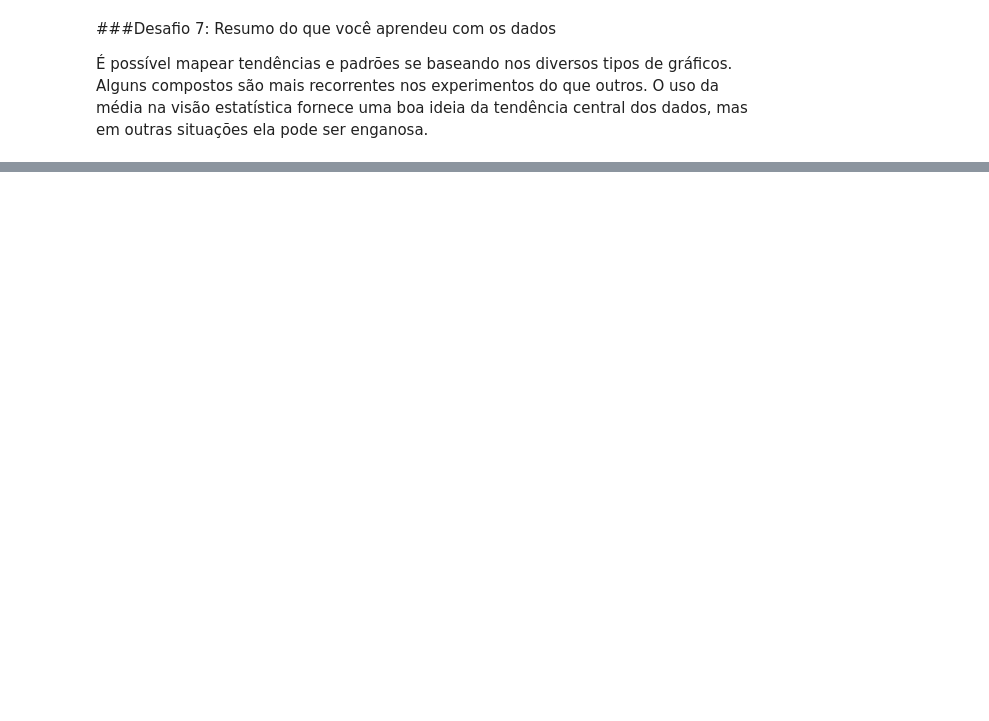
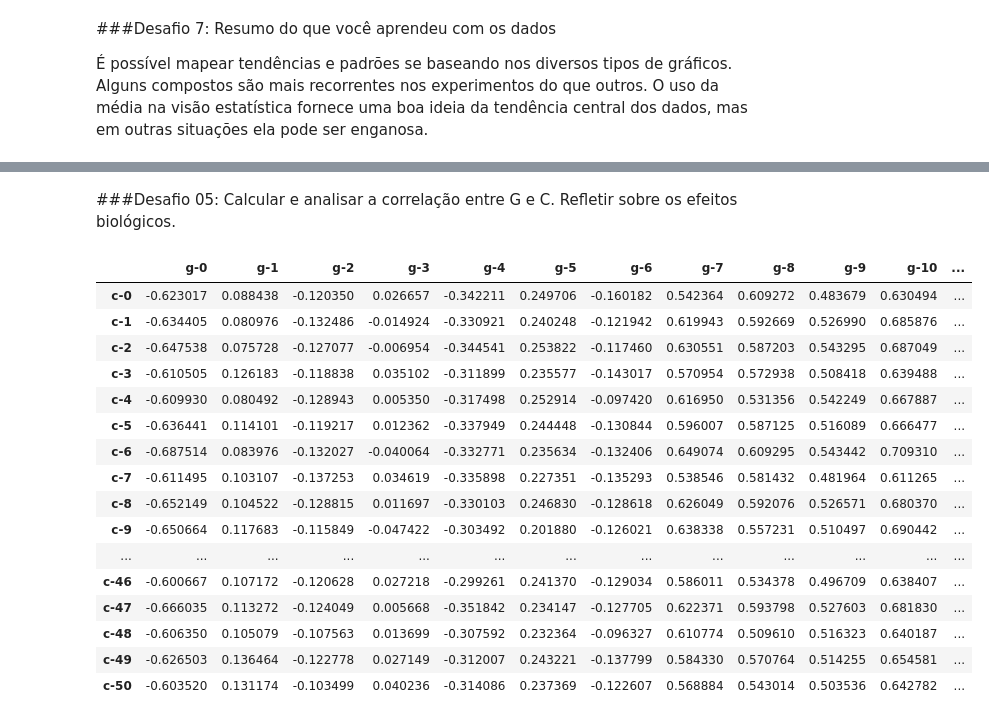
Before and after one commit to ccasado/imersao-dados, a Jupyter notebook: Imersão_Dados_Alura_Cristiano_Casado.ipynb, the cells around one changed output, grey strips where cells are left out. Saved outputs shown, nothing was run; the diff lists cells and outputs as text; code cells hidden in the pictures; blank space fills up the shorter version.

```diff
--- a/Imersão_Dados_Alura_Cristiano_Casado.ipynb
+++ b/Imersão_Dados_Alura_Cristiano_Casado.ipynb
@@ -381,0 +460,27 @@ plt.show()
+# %% [markdown]
+###Desafio 05: Calcular e analisar a correlação entre G e C. Refletir sobre os efeitos biológicos.
+# %%
+g = pd.DataFrame(dados[dados['dose'] == 'D1'].loc[:,'g-0':'g-50'])
+c = pd.DataFrame(dados[dados['dose'] == 'D1'].loc[:,'c-0':'c-50'])
+g_c = pd.concat([g, c], axis =1, join = 'inner')
+g_c = g_c.corr()
+g_c_corr = g_c.loc['c-0':'c-50','g-0':'g-50']
+g_c_corr
+# %% [output]
+|  | g-0 | g-1 | g-2 | g-3 | g-4 | g-5 | g-6 | g-7 | g-8 | g-9 | g-10 | ... |
+| c-0 | -0.623017 | 0.088438 | -0.120350 | 0.026657 | -0.342211 | 0.249706 | -0.160182 | 0.542364 | 0.609272 | 0.483679 | 0.630494 | ... |
+| c-1 | -0.634405 | 0.080976 | -0.132486 | -0.014924 | -0.330921 | 0.240248 | -0.121942 | 0.619943 | 0.592669 | 0.526990 | 0.685876 | ... |
+| c-2 | -0.647538 | 0.075728 | -0.127077 | -0.006954 | -0.344541 | 0.253822 | -0.117460 | 0.630551 | 0.587203 | 0.543295 | 0.687049 | ... |
+| c-3 | -0.610505 | 0.126183 | -0.118838 | 0.035102 | -0.311899 | 0.235577 | -0.143017 | 0.570954 | 0.572938 | 0.508418 | 0.639488 | ... |
+| c-4 | -0.609930 | 0.080492 | -0.128943 | 0.005350 | -0.317498 | 0.252914 | -0.097420 | 0.616950 | 0.531356 | 0.542249 | 0.667887 | ... |
+| c-5 | -0.636441 | 0.114101 | -0.119217 | 0.012362 | -0.337949 | 0.244448 | -0.130844 | 0.596007 | 0.587125 | 0.516089 | 0.666477 | ... |
+| c-6 | -0.687514 | 0.083976 | -0.132027 | -0.040064 | -0.332771 | 0.235634 | -0.132406 | 0.649074 | 0.609295 | 0.543442 | 0.709310 | ... |
+| c-7 | -0.611495 | 0.103107 | -0.137253 | 0.034619 | -0.335898 | 0.227351 | -0.135293 | 0.538546 | 0.581432 | 0.481964 | 0.611265 | ... |
+| c-8 | -0.652149 | 0.104522 | -0.128815 | 0.011697 | -0.330103 | 0.246830 | -0.128618 | 0.626049 | 0.592076 | 0.526571 | 0.680370 | ... |
+| c-9 | -0.650664 | 0.117683 | -0.115849 | -0.047422 | -0.303492 | 0.201880 | -0.126021 | 0.638338 | 0.557231 | 0.510497 | 0.690442 | ... |
+| ... | ... | ... | ... | ... | ... | ... | ... | ... | ... | ... | ... | ... |
+| c-46 | -0.600667 | 0.107172 | -0.120628 | 0.027218 | -0.299261 | 0.241370 | -0.129034 | 0.586011 | 0.534378 | 0.496709 | 0.638407 | ... |
+| c-47 | -0.666035 | 0.113272 | -0.124049 | 0.005668 | -0.351842 | 0.234147 | -0.127705 | 0.622371 | 0.593798 | 0.527603 | 0.681830 | ... |
+| c-48 | -0.606350 | 0.105079 | -0.107563 | 0.013699 | -0.307592 | 0.232364 | -0.096327 | 0.610774 | 0.509610 | 0.516323 | 0.640187 | ... |
+| c-49 | -0.626503 | 0.136464 | -0.122778 | 0.027149 | -0.312007 | 0.243221 | -0.137799 | 0.584330 | 0.570764 | 0.514255 | 0.654581 | ... |
+| c-50 | -0.603520 | 0.131174 | -0.103499 | 0.040236 | -0.314086 | 0.237369 | -0.122607 | 0.568884 | 0.543014 | 0.503536 | 0.642782 | ... |
```
Also changed, not shown: parts of 17 cells of this notebook.
